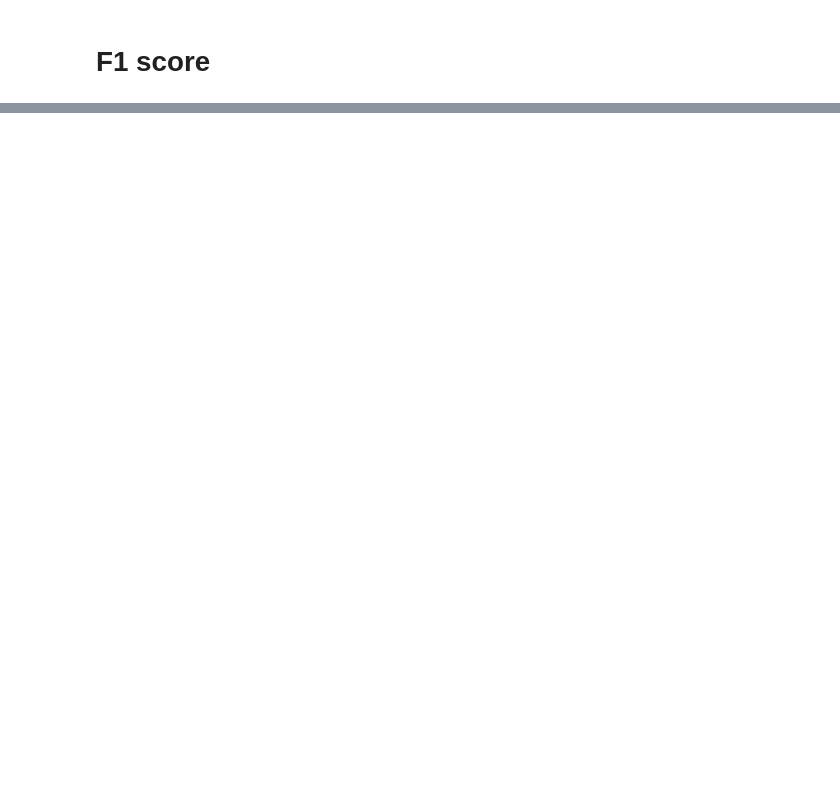
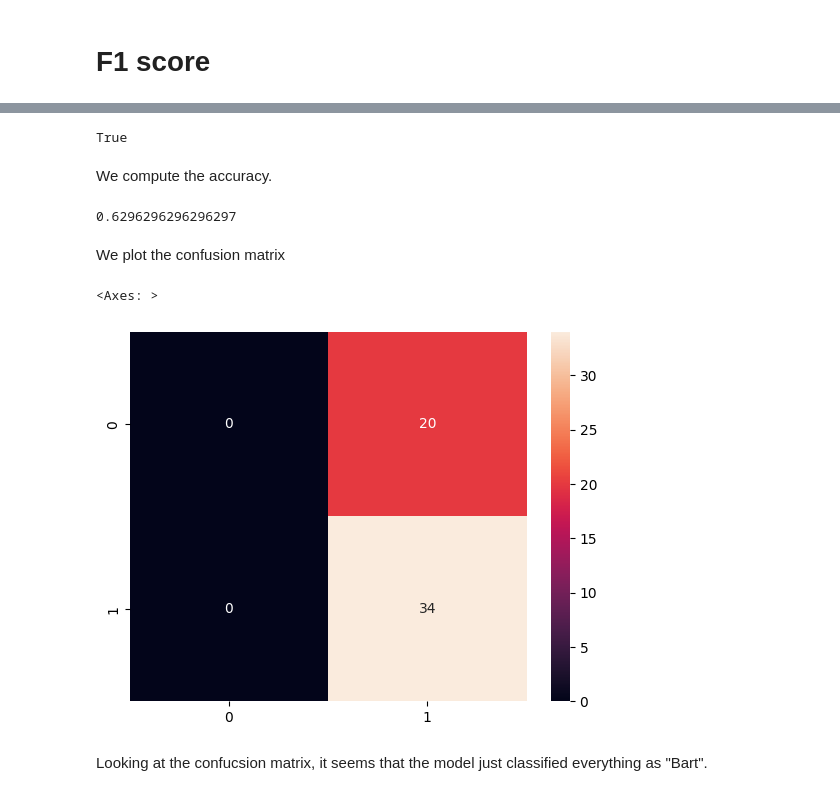
Before and after one commit to aurelegermain/OpenCV, a Jupyter notebook: svm-classification-with-opencv.ipynb, the cells around one changed output, grey strips where cells are left out. Saved outputs shown, nothing was run; the diff lists cells and outputs as text; code cells hidden in the pictures; blank space fills up the shorter version.

```diff
--- a/svm-classification-with-opencv.ipynb
+++ b/svm-classification-with-opencv.ipynb
@@ -155,0 +198,3 @@ f1_score
+# %%
+images_train = images_train.reshape(len(images_train), -1)
+images_test = images_test.reshape(len(images_test), -1)
@@ -155,0 +203,28 @@ f1_score
+# %%
+svm_pixels = cv2.ml.SVM_create()
+#svm.setType(cv2.ml.SVM_C_SVC)
+#svm.setKernel(cv2.ml.SVM_LINEAR)
+svm_pixels.setTermCriteria((cv2.TERM_CRITERIA_MAX_ITER, 100, 1e-6))
+# %%
+svm_pixels.trainAuto(images_train, cv2.ml.ROW_SAMPLE, y_train)
+# %% [output]
+True
+# %%
+y_pred = svm_pixels.predict(images_test)
+# %% [markdown]
+We compute the accuracy.
+# %%
+accuracy_score(y_test, y_pred[1])
+# %% [output]
+0.6296296296296297
+# %% [markdown]
+We plot the confusion matrix
+# %%
+cmx_pixels = confusion_matrix(y_test, y_pred[1], labels=list(labels_dic.values()))
+cmx_pixels_df = pd.DataFrame(cmx_pixels)
+sns.heatmap(cmx_pixels_df, annot=True)
+# %% [output]
+<Axes: >
+[figure, added]
+# %% [markdown]
+Looking at the confucsion matrix, it seems that the model just classified everything as "Bart".
```
Also changed, not shown: parts of 25 cells of this notebook.
